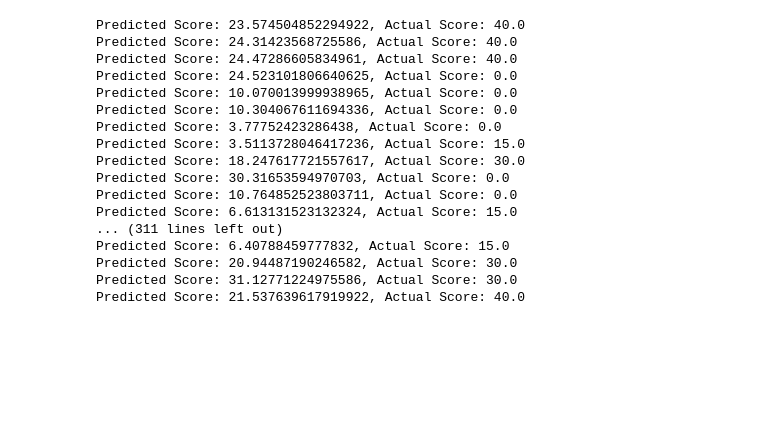
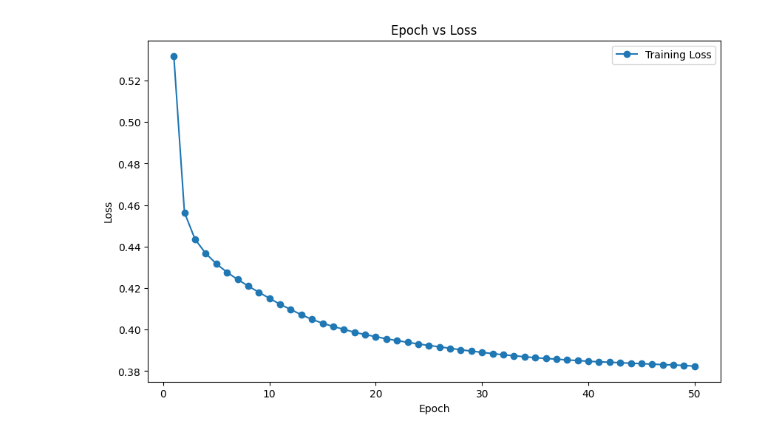
Before and after one commit to curryfromuestc/2024_MCM_C, a Jupyter notebook: code/LSTM.ipynb, the cells around one changed output. Cells and saved outputs as stored; diff of their text form; code cells hidden in the pictures; blank space fills up the shorter version.

```diff
--- a/code/LSTM.ipynb
+++ b/code/LSTM.ipynb
@@ -109,7 +135,7 @@ import matplotlib.pyplot as plt
 
 # 实例化并训练模型
 model = CNNLSTMModel()
-losses = train_model(model, train_inout_seq, epochs=10, lr=0.001)
+losses = train_model(model, train_inout_seq, epochs=50, lr=0.001)
 
 # 绘制训练损失曲线
 plt.figure(figsize=(10, 6))
@@ -124,27 +166 @@ ModuleNotFoundError: No module named 'matplotlib.pyplot'
+[figure, added]
-# %%
-model.eval()
-with torch.no_grad():
-    for seq, true_val in test_inout_seq:  # 假设test_inout_seq已准备好，与train_inout_seq类似
-        seq = seq.view(-1, 1, train_window)  # 调整形状以符合模型的输入要求
-        prediction = model(seq)
-        predicted_score = scaler.inverse_transform(prediction.numpy().reshape(-1, 1))  # 确保predicted_score是2D的
-        true_score = scaler.inverse_transform(true_val.numpy().reshape(-1, 1))  # 将true_val调整为2D数组
-        print(f'Predicted Score: {predicted_score[0][0]}, Actual Score: {true_score[0][0]}')
-# %% [output]
-Predicted Score: 23.574504852294922, Actual Score: 40.0
-Predicted Score: 24.31423568725586, Actual Score: 40.0
-Predicted Score: 24.47286605834961, Actual Score: 40.0
-Predicted Score: 24.523101806640625, Actual Score: 0.0
-Predicted Score: 10.070013999938965, Actual Score: 0.0
-Predicted Score: 10.304067611694336, Actual Score: 0.0
-Predicted Score: 3.77752423286438, Actual Score: 0.0
-Predicted Score: 3.5113728046417236, Actual Score: 15.0
-Predicted Score: 18.247617721557617, Actual Score: 30.0
-Predicted Score: 30.31653594970703, Actual Score: 0.0
-Predicted Score: 10.764852523803711, Actual Score: 0.0
-Predicted Score: 6.613131523132324, Actual Score: 15.0
-... (311 lines left out)
-Predicted Score: 6.40788459777832, Actual Score: 15.0
-Predicted Score: 20.94487190246582, Actual Score: 30.0
-Predicted Score: 31.12771224975586, Actual Score: 30.0
-Predicted Score: 21.537639617919922, Actual Score: 40.0
```
Also changed, not shown: parts of 6 cells of this notebook, 2 other files.
